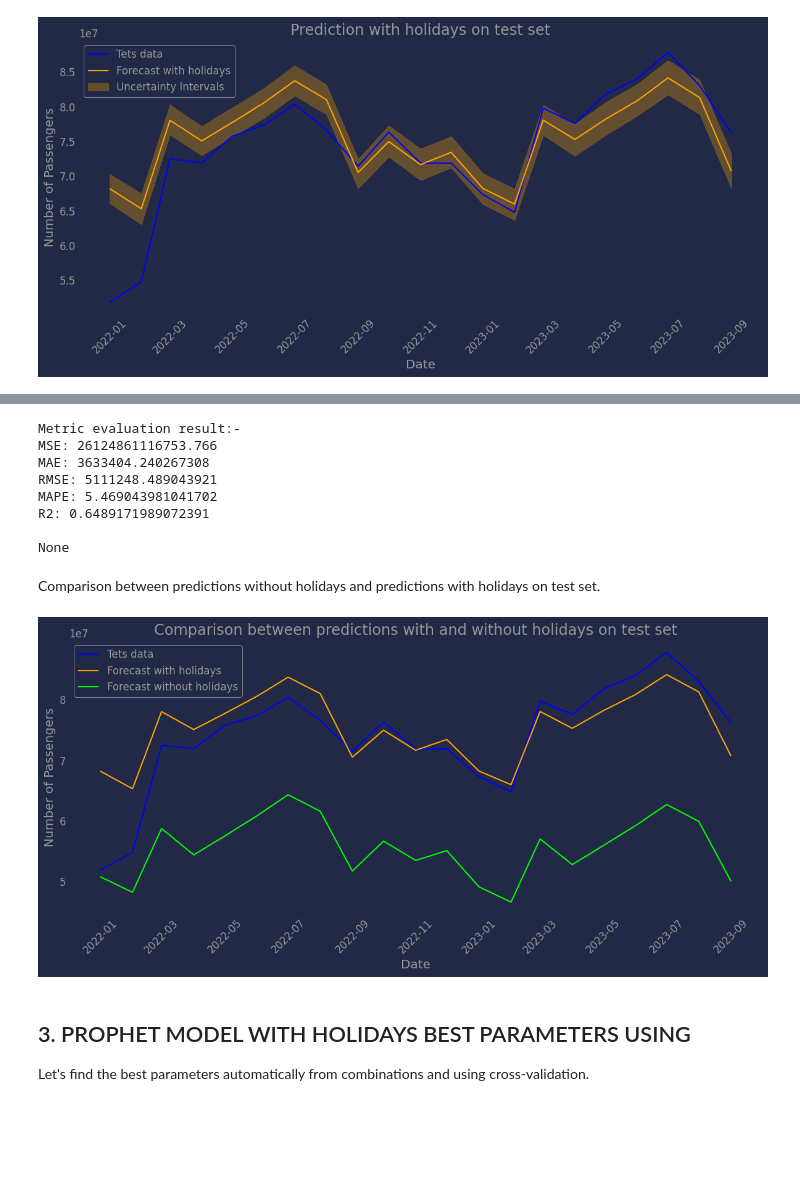
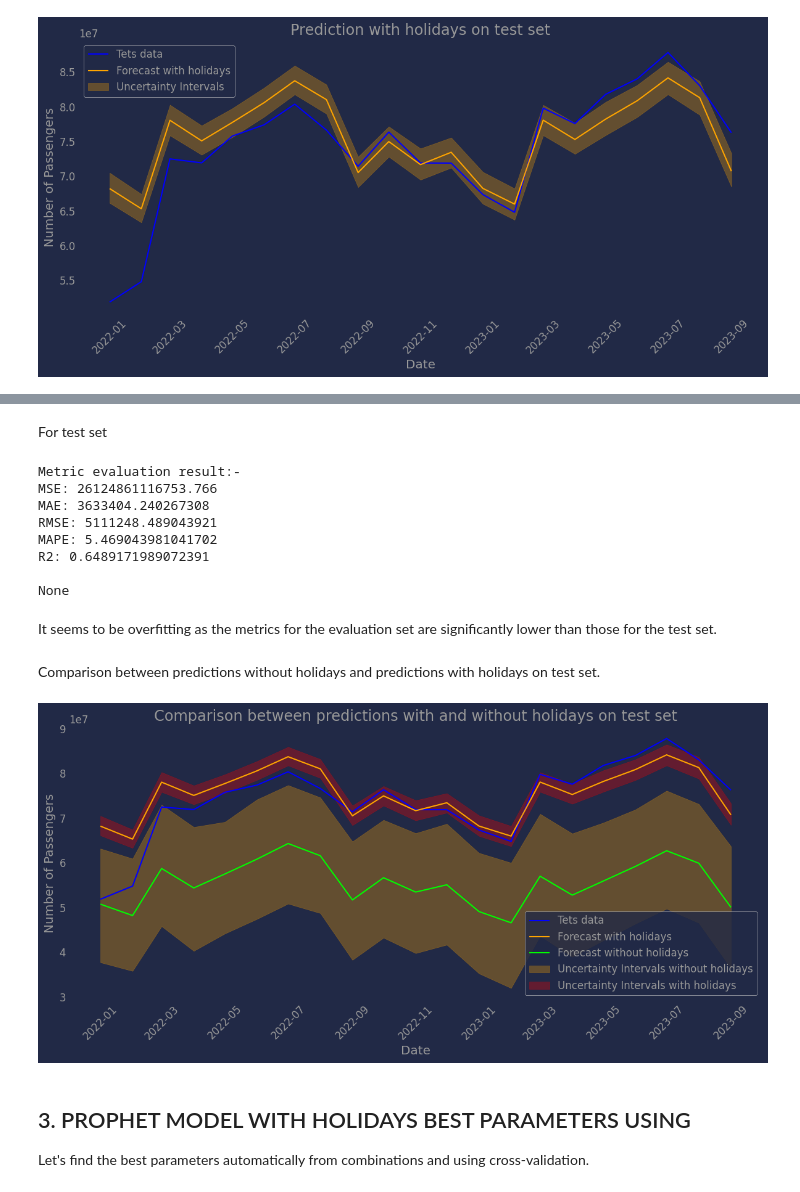
Before and after one commit to juanfran12345/TFG, a Jupyter notebook: notebooks/4. PROPHET CON COVID.ipynb, the cells around one changed output, grey strips where cells are left out. Saved outputs shown, nothing was run; the diff lists cells and outputs as text; code cells hidden in the pictures; blank space fills up the shorter version.

```diff
--- a/notebooks/4. PROPHET CON COVID.ipynb
+++ b/notebooks/4. PROPHET CON COVID.ipynb
@@ -336 +378,3 @@ Error Metrics
+# %% [markdown]
+For test set
 # %%
@@ -345,26 +390,39 @@ MAPE: 5.469043981041702
 R2: 0.6489171989072391
 
 None
+# %% [markdown]
+It seems to be overfitting as the metrics for the evaluation set are significantly lower than those for the test set.
 # %% [markdown]
 Comparison between predictions without holidays and predictions with holidays on test set.
 # %%
 plt.figure(figsize=(12, 6))
 
 plt.plot(test['Date'], test['Pax'], label='Tets data', color='blue')
 plt.plot(forecast_pred_holidays['ds'], forecast_pred_holidays['yhat'], label='Forecast with holidays', color='orange')
 plt.plot(forecast_pred['ds'], forecast_pred['yhat'], label='Forecast without holidays', color='lime')
+
+plt.fill_between(forecast_pred['ds'],
+                 forecast_pred['yhat_lower'],
+                 forecast_pred['yhat_upper'],
+                 color='orange', alpha=0.3, label='Uncertainty Intervals without holidays')
+
+plt.fill_between(forecast_pred_holidays['ds'],
+                 forecast_pred_holidays['yhat_lower'],
+                 forecast_pred_holidays['yhat_upper'],
+                 color='red', alpha=0.3, label='Uncertainty Intervals with holidays')
 
 ax = plt.gca()
 plt.xlabel('Date')
 plt.ylabel('Number of Passengers')
 plt.title('Comparison between predictions with and without holidays on test set')
 plt.legend()
 plt.xticks(rotation=45)
 plt.grid()
 plt.tight_layout()
+plt.savefig("../graphics/Prophet_con_covid/comparison", dpi=300, bbox_inches="tight")
 plt.show()
 # %% [output]
-[figure, old version]
+[figure, new version]
 # %% [markdown]
 <a id='best'></a>
 ## 3. PROPHET MODEL WITH HOLIDAYS BEST PARAMETERS USING
```
Also changed, not shown: parts of 34 cells of this notebook, 14 other files.
